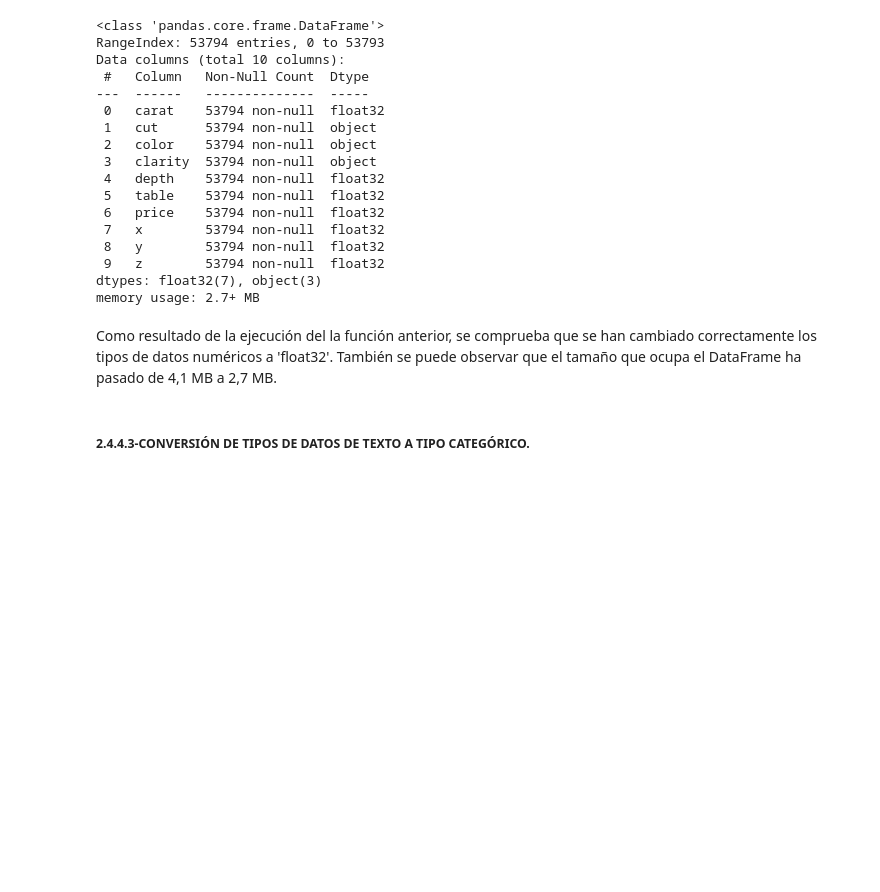
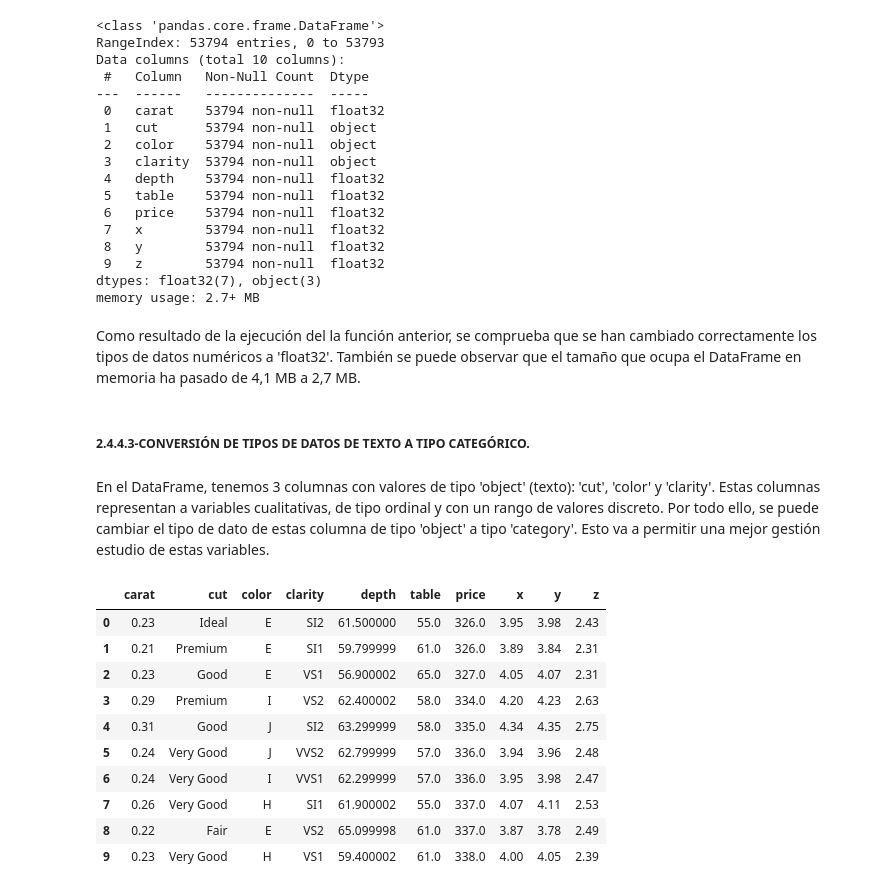
Before and after one commit to angovery/Data-Science-Bootcamp, a Jupyter notebook: Ejercicios_Evaluados/Modulo_3/m3_ejercicio_evaluado_Jose_Ignacio_Hernandez_Palacios.ipynb, the cells around one changed output. Drawn from its saved outputs; the diff is of its cells as text; code cells hidden in the pictures; blank space fills up the shorter version.

Commit message:
Se añaden funciones  auxiliares. Se completa el análisis de columnas. Se finaliza el apartado de análisis preliminar. Se completa el apartado de encoding.

```diff
--- a/Ejercicios_Evaluados/Modulo_3/m3_ejercicio_evaluado_Jose_Ignacio_Hernandez_Palacios.ipynb
+++ b/Ejercicios_Evaluados/Modulo_3/m3_ejercicio_evaluado_Jose_Ignacio_Hernandez_Palacios.ipynb
@@ -988,6 +1135,22 @@ Data columns (total 10 columns):
 dtypes: float32(7), object(3)
 memory usage: 2.7+ MB
 # %% [markdown]
-Como resultado de la ejecución del la función anterior, se comprueba que se han cambiado correctamente los tipos de datos numéricos a 'float32'. También se puede observar que el tamaño que ocupa el DataFrame ha pasado de 4,1 MB a 2,7 MB.
+Como resultado de la ejecución del la función anterior, se comprueba que se han cambiado correctamente los tipos de datos numéricos a 'float32'. También se puede observar que el tamaño que ocupa el DataFrame en memoria ha pasado de 4,1 MB a 2,7 MB.
 # %% [markdown]
 ##### 2.4.4.3-CONVERSIÓN DE TIPOS DE DATOS DE TEXTO A TIPO CATEGÓRICO.
+# %% [markdown]
+En el DataFrame, tenemos 3 columnas con valores de tipo 'object' (texto): 'cut', 'color' y 'clarity'. Estas columnas representan a variables cualitativas, de tipo ordinal y con un rango de valores discreto. Por todo ello, se puede cambiar el tipo de dato de estas columna de tipo 'object' a tipo 'category'. Esto va a permitir una mejor gestión estudio de estas variables.
+# %%
+df.head(10)
+# %% [output]
+|  | carat | cut | color | clarity | depth | table | price | x | y | z |
+| 0 | 0.23 | Ideal | E | SI2 | 61.500000 | 55.0 | 326.0 | 3.95 | 3.98 | 2.43 |
+| 1 | 0.21 | Premium | E | SI1 | 59.799999 | 61.0 | 326.0 | 3.89 | 3.84 | 2.31 |
+| 2 | 0.23 | Good | E | VS1 | 56.900002 | 65.0 | 327.0 | 4.05 | 4.07 | 2.31 |
+| 3 | 0.29 | Premium | I | VS2 | 62.400002 | 58.0 | 334.0 | 4.20 | 4.23 | 2.63 |
+| 4 | 0.31 | Good | J | SI2 | 63.299999 | 58.0 | 335.0 | 4.34 | 4.35 | 2.75 |
+| 5 | 0.24 | Very Good | J | VVS2 | 62.799999 | 57.0 | 336.0 | 3.94 | 3.96 | 2.48 |
+| 6 | 0.24 | Very Good | I | VVS1 | 62.299999 | 57.0 | 336.0 | 3.95 | 3.98 | 2.47 |
+| 7 | 0.26 | Very Good | H | SI1 | 61.900002 | 55.0 | 337.0 | 4.07 | 4.11 | 2.53 |
+| 8 | 0.22 | Fair | E | VS2 | 65.099998 | 61.0 | 337.0 | 3.87 | 3.78 | 2.49 |
+| 9 | 0.23 | Very Good | H | VS1 | 59.400002 | 61.0 | 338.0 | 4.00 | 4.05 | 2.39 |
```
Also changed, not shown: parts of 63 cells of this notebook.
